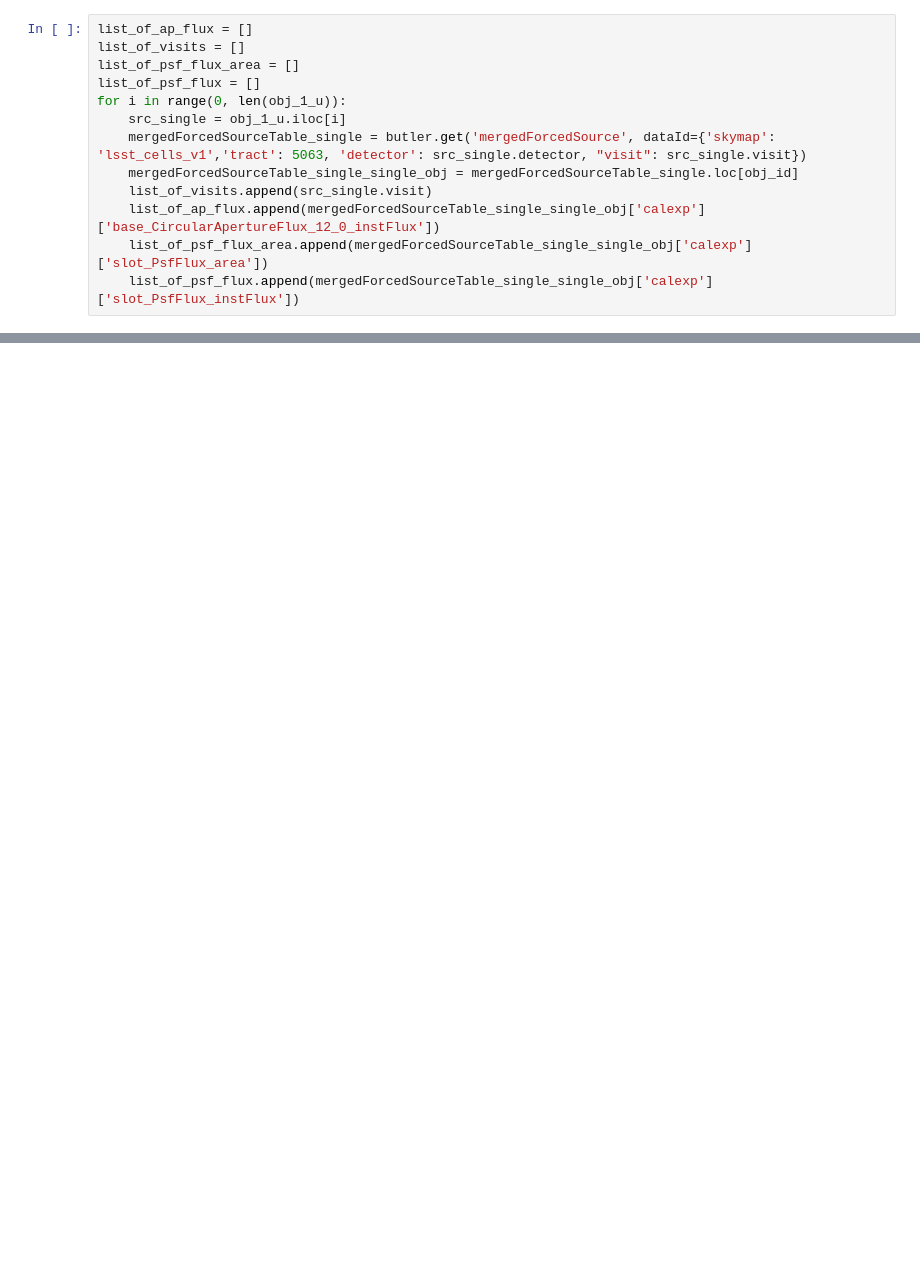
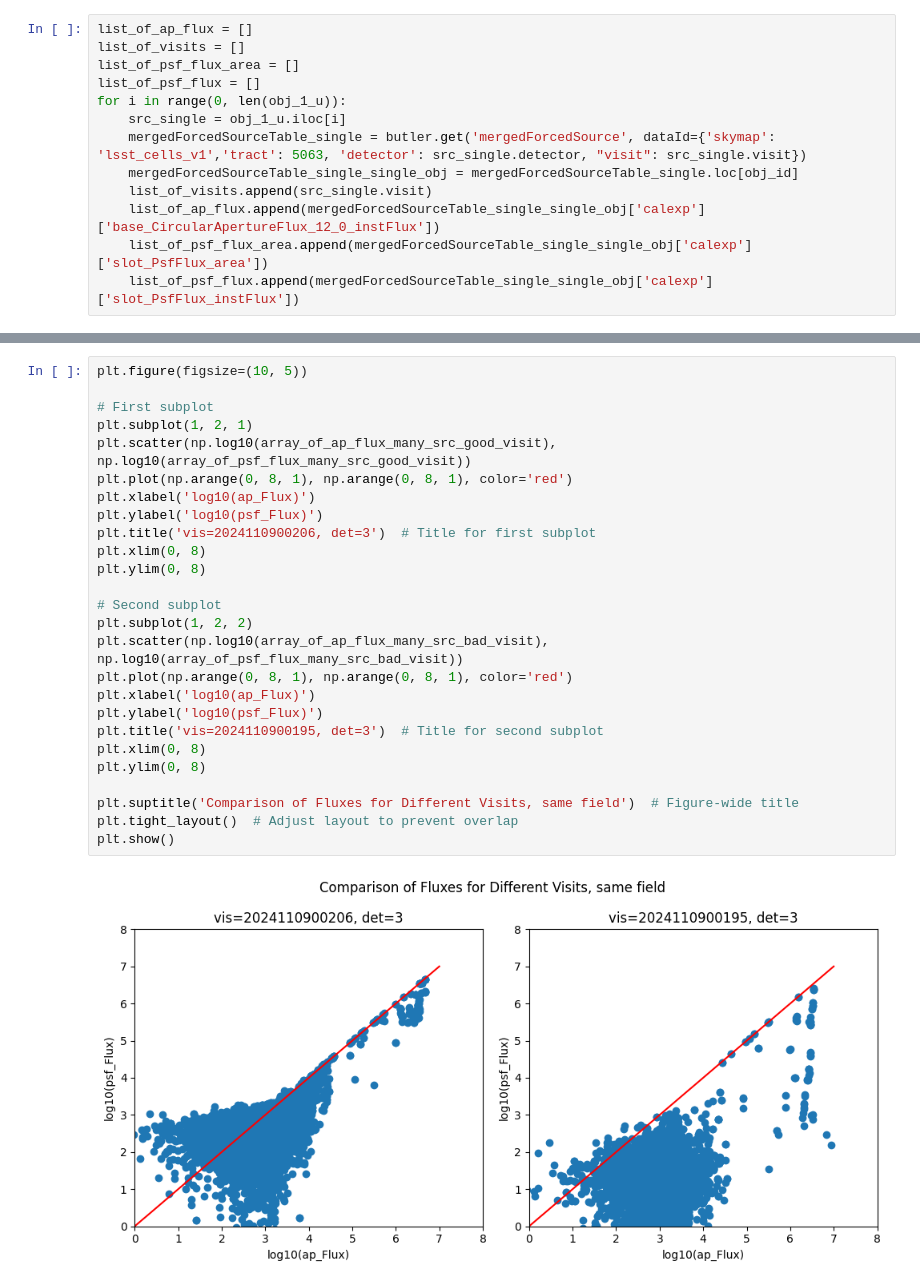
Before and after one commit to lsst-sitcom/notebooks_dia, a Jupyter notebook: Fixing_flux_Forced.ipynb, the cells around one changed output, grey strips where cells are left out. Drawn from its saved outputs; the diff is of its cells as text; blank space fills up the shorter version.

Commit message:
updating with visit info

```diff
--- a/Fixing_flux_Forced.ipynb
+++ b/Fixing_flux_Forced.ipynb
@@ -314,0 +281,28 @@ list_of_ap_flux
+# %%
+plt.figure(figsize=(10, 5))
+
+# First subplot
+plt.subplot(1, 2, 1)
+plt.scatter(np.log10(array_of_ap_flux_many_src_good_visit), np.log10(array_of_psf_flux_many_src_good_visit))
+plt.plot(np.arange(0, 8, 1), np.arange(0, 8, 1), color='red')
+plt.xlabel('log10(ap_Flux)')
+plt.ylabel('log10(psf_Flux)')
+plt.title('vis=2024110900206, det=3')  # Title for first subplot
+plt.xlim(0, 8)
+plt.ylim(0, 8)
+
+# Second subplot
+plt.subplot(1, 2, 2)
+plt.scatter(np.log10(array_of_ap_flux_many_src_bad_visit), np.log10(array_of_psf_flux_many_src_bad_visit))
+plt.plot(np.arange(0, 8, 1), np.arange(0, 8, 1), color='red')
+plt.xlabel('log10(ap_Flux)')
+plt.ylabel('log10(psf_Flux)')
+plt.title('vis=2024110900195, det=3')  # Title for second subplot
+plt.xlim(0, 8)
+plt.ylim(0, 8)
+
+plt.suptitle('Comparison of Fluxes for Different Visits, same field')  # Figure-wide title
+plt.tight_layout()  # Adjust layout to prevent overlap
+plt.show()
+# %% [output]
+[figure, added]
```
Also changed, not shown: parts of 15 cells of this notebook.
